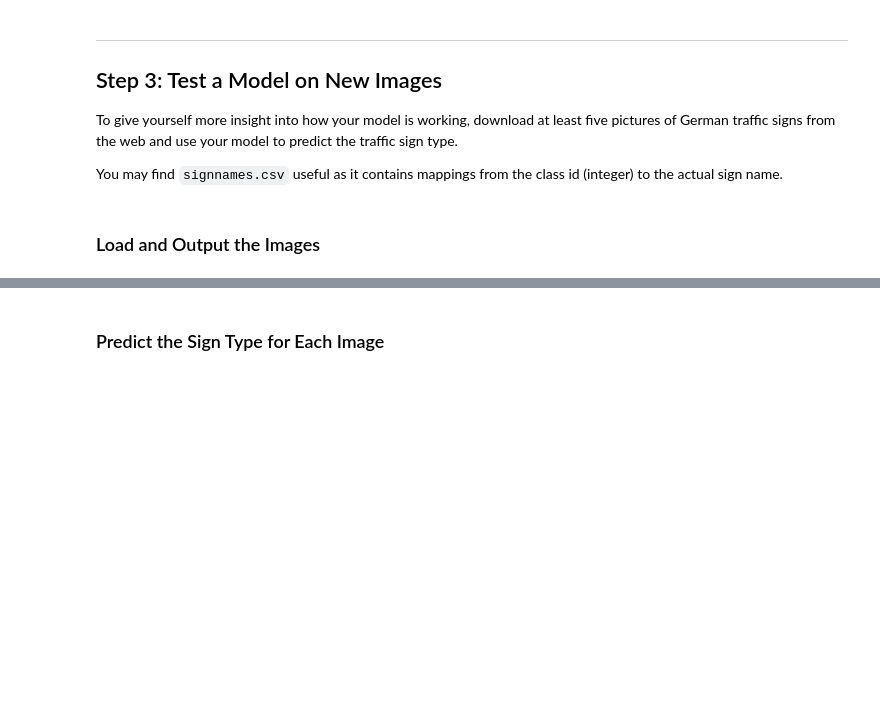
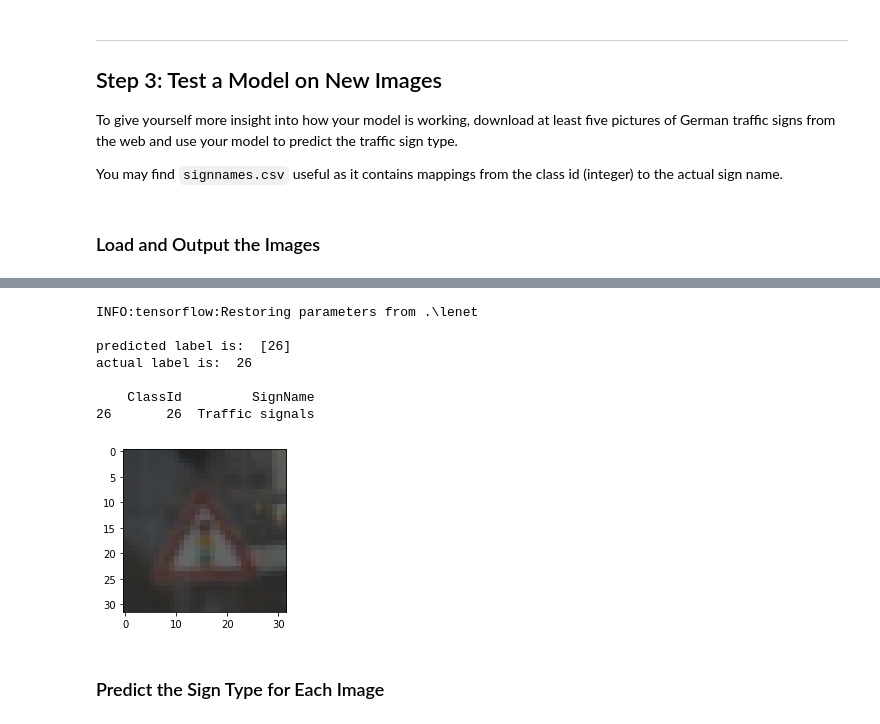
Before and after one commit to shlok-agarwal/Traffic-Sign-Classifier, a Jupyter notebook: Traffic_Sign_Classifier.ipynb, the cells around one changed output, grey strips where cells are left out. Cells and saved outputs as stored; diff of their text form; code cells hidden in the pictures; blank space fills up the shorter version.

Commit message:
output images predicted correctly now

```diff
--- a/Traffic_Sign_Classifier.ipynb
+++ b/Traffic_Sign_Classifier.ipynb
@@ -513,3 +456,35 @@ INFO:tensorflow:Restoring parameters from .\lenet
+# %%
+# Test the Model
+
+index = random.randint(0, len(X_train))
+image = X_train[index].squeeze()
+
+plt.figure(figsize=(3,3))
+plt.imshow(image)
+
+
+def predict(X_data):
+    sess = tf.get_default_session()
+    pred = tf.argmax(sess.run(logits, feed_dict={x: [X_data]}) , 1)
+    return pred.eval()
+
+
+with tf.Session() as sess:
+    saver.restore(sess, tf.train.latest_checkpoint('.'))
+    print("")
+    print("predicted label is: ", predict(image))
+    print("actual label is: ", y_train[index])
+    print("")
+    print(df.loc[[y_train[index]]])
+# %% [output]
+INFO:tensorflow:Restoring parameters from .\lenet
+
+predicted label is:  [26]
+actual label is:  26
+
+    ClassId         SignName
+26       26  Traffic signals
+[figure, added]
 # %% [markdown]
 ### Predict the Sign Type for Each Image
 # %%
```
Also changed, not shown: parts of 3 cells of this notebook.
